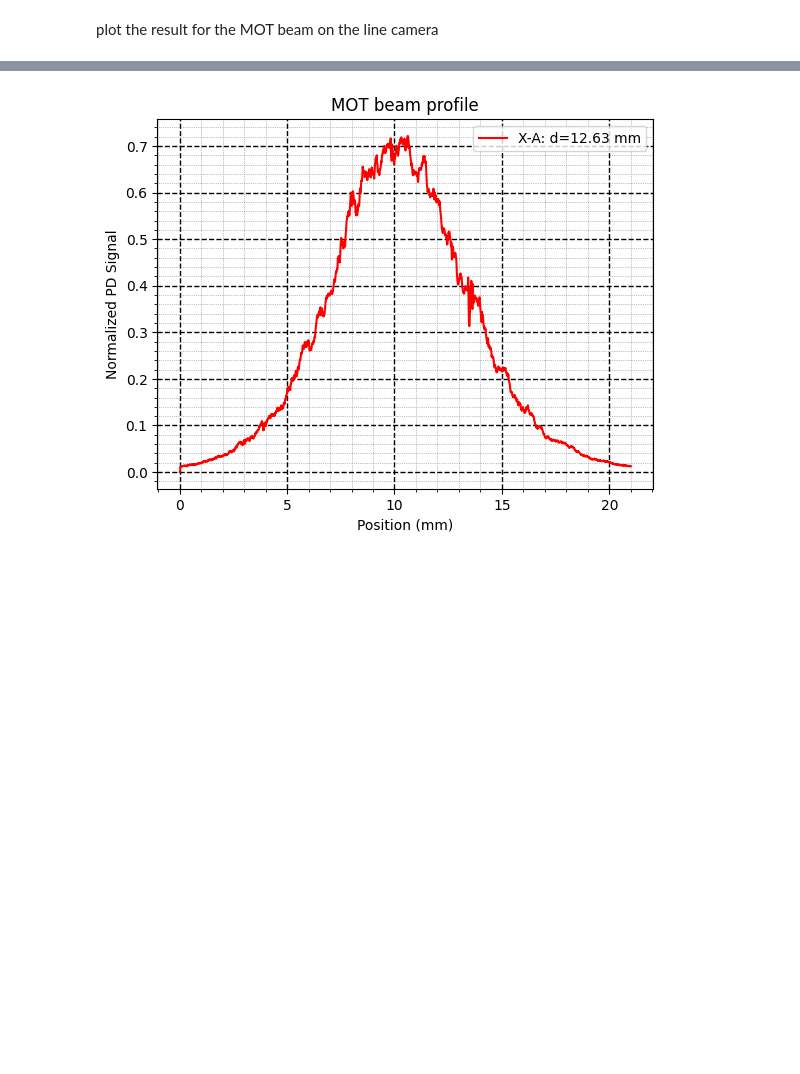
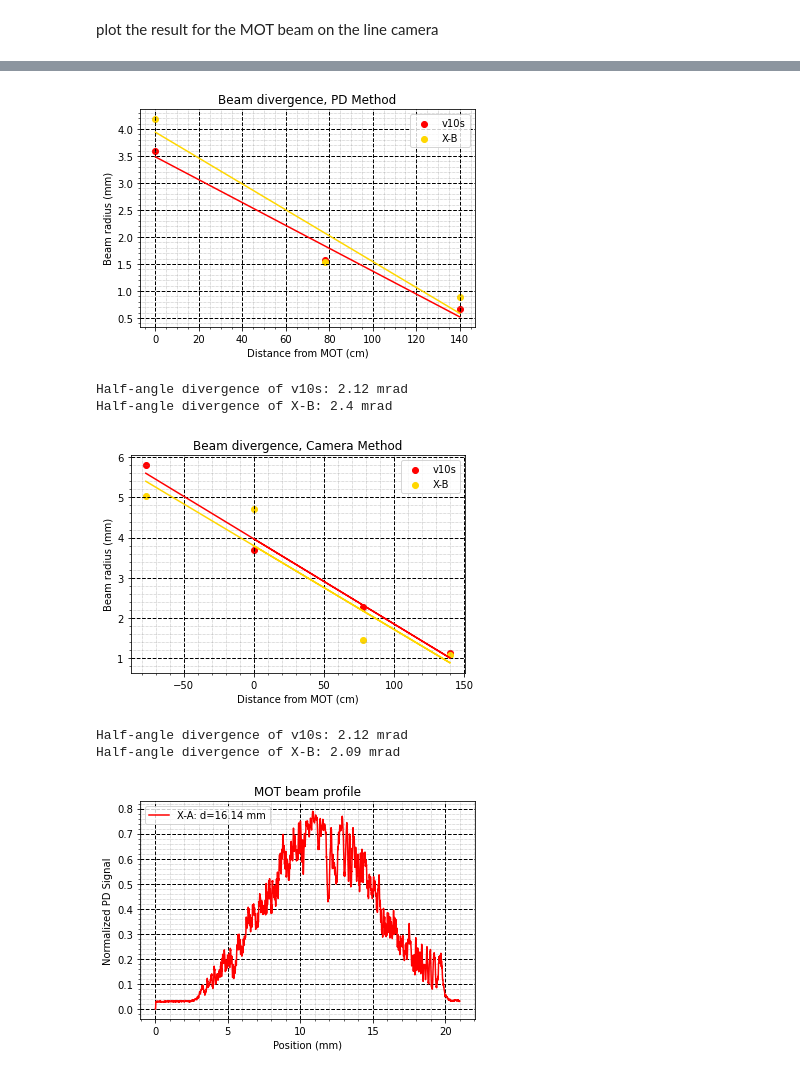
Before and after one commit to geoffrey-zheng/SrF-Calcs, a Jupyter notebook: Push-Beam/SlowerBeamProfiles.ipynb, the cells around one changed output, grey strips where cells are left out. Cells and saved outputs as stored; diff of their text form; code cells hidden in the pictures; blank space fills up the shorter version.

Commit message:
updated slowing beam profile

```diff
--- a/Push-Beam/SlowerBeamProfiles.ipynb
+++ b/Push-Beam/SlowerBeamProfiles.ipynb
@@ -198,5 +253,77 @@ plot the result for the MOT beam on the line camera
+# %%
+#plot the beam divergence of v10s and X-B for both sets of measurements
+
+zvals = [0, 78, 140]
+zvals2 = [0, 78, 140, -77]
+beam_radius = [np.sqrt(2) * np.abs(params[2]) for params in fit_params] #from PD method
+beam_radius_XA = beam_radius[::2]
+beam_radius_XB = beam_radius[1::2]
+beam_radius2 = [np.sqrt(2) * np.abs(params[2]) for params in fit_params2] #from camera method
+beam_radius_XA2 = beam_radius2[::2]
+beam_radius_XB2 = beam_radius2[1::2]
+
+#fit best fit lines to beam_radius data
+def linear(x, m, b):
+    return m*x + b
+
+from scipy.optimize import curve_fit
+
+popt, pcov = curve_fit(linear, zvals, beam_radius_XA)
+popt2, pcov2 = curve_fit(linear, zvals, beam_radius_XB)
+popt3, pcov3 = curve_fit(linear, zvals2, beam_radius_XA2)
+popt4, pcov4 = curve_fit(linear, zvals2, beam_radius_XB2)
+
+#plot the data and the fit
+plt.scatter(zvals, beam_radius_XA, label='v10s', color='red')
+plt.scatter(zvals, beam_radius_XB, label='X-B', color='gold')
+plt.plot(zvals, linear(np.array(zvals), *popt), color='red')
+plt.plot(zvals, linear(np.array(zvals), *popt2), color='gold')
+plt.legend()
+plt.title('Beam divergence, PD Method')
+plt.xlabel('Distance from MOT (cm)')
+plt.ylabel('Beam radius (mm)')
+plt.grid(linestyle = '--', which = 'major', linewidth = 1, color='black')
+plt.grid(linestyle = ':', which = 'minor', linewidth = 0.5, color = 'gray')
+plt.minorticks_on()
+plt.show()
+
+#compute half-angle divergence in millradians
+half_angle_XA = np.abs(np.arctan(popt[0]*1e-1) * 1e3)
+half_angle_XB = np.abs(np.arctan(popt2[0]*1e-1) * 1e3)
+
+#print result in mrad
+print(f'Half-angle divergence of v10s: {round(half_angle_XA, 2)} mrad')
+print(f'Half-angle divergence of X-B: {round(half_angle_XB, 2)} mrad')
+
+plt.scatter(zvals2, beam_radius_XA2, label='v10s', color='red')
+plt.scatter(zvals2, beam_radius_XB2, label='X-B', color='gold')
+plt.plot(zvals2, linear(np.array(zvals2), *popt3), color='red')
+plt.plot(zvals2, linear(np.array(zvals2), *popt4), color='gold')
+plt.legend()
+plt.title('Beam divergence, Camera Method')
+plt.xlabel('Distance from MOT (cm)')
+plt.ylabel('Beam radius (mm)')
+plt.grid(linestyle = '--', which = 'major', linewidth = 1, color='black')
+plt.grid(linestyle = ':', which = 'minor', linewidth = 0.5, color = 'gray')
+plt.minorticks_on()
+plt.show()
+
+#compute half-angle divergence
+half_angle_XA2 = np.abs(np.arctan(popt3[0]*1e-1) * 1e3)
+half_angle_XB2 = np.abs(np.arctan(popt4[0]*1e-1) * 1e3)
+
+#print result in mrad
+print(f'Half-angle divergence of v10s: {round(half_angle_XA2, 2)} mrad')
+print(f'Half-angle divergence of X-B: {round(half_angle_XB2, 2)} mrad')
+# %% [output]
+[figure, added]
+Half-angle divergence of v10s: 2.12 mrad
+Half-angle divergence of X-B: 2.4 mrad
+[figure, added]
+Half-angle divergence of v10s: 2.12 mrad
+Half-angle divergence of X-B: 2.09 mrad
 # %%
-file_name = 'XA_MOT_beam.csv'
+file_name = 'v10s_MOT_new.csv'
 
 # Load data from CSV file into a DataFrame
 df = pd.read_csv(file_name, header=None)
@@ -209,7 +336,7 @@ first_column = numpy_array[:, 0]*7e-3 # Convert pixel numbers to mm
 second_column = numpy_array[:, 1]
 
 # Perform the curve fit
-params, params_covariance = curve_fit(gaussian, first_column, second_column, p0=[np.mean(first_column), np.max(second_column), np.std(first_column)])
+params, params_covariance = curve_fit(gaussian, first_column, second_column, p0=[np.mean(first_column), np.max(second_column), np.std(first_column), 0])
 
 #plot the data and the fit
 plt.plot(first_column, second_column, label='X-A'+f': d={round(2 * np.sqrt(2) * np.abs(params[2]), 2)} mm', color='red')
@@ -222,4 +349,4 @@ plt.grid(linestyle = ':', which = 'minor', linewidth = 0.5, color = 'gray')
 plt.minorticks_on()
 plt.show()
 # %% [output]
-[figure, old version]
+[figure, new version]
```
Also changed, not shown: parts of 7 cells of this notebook, 4 other files.
